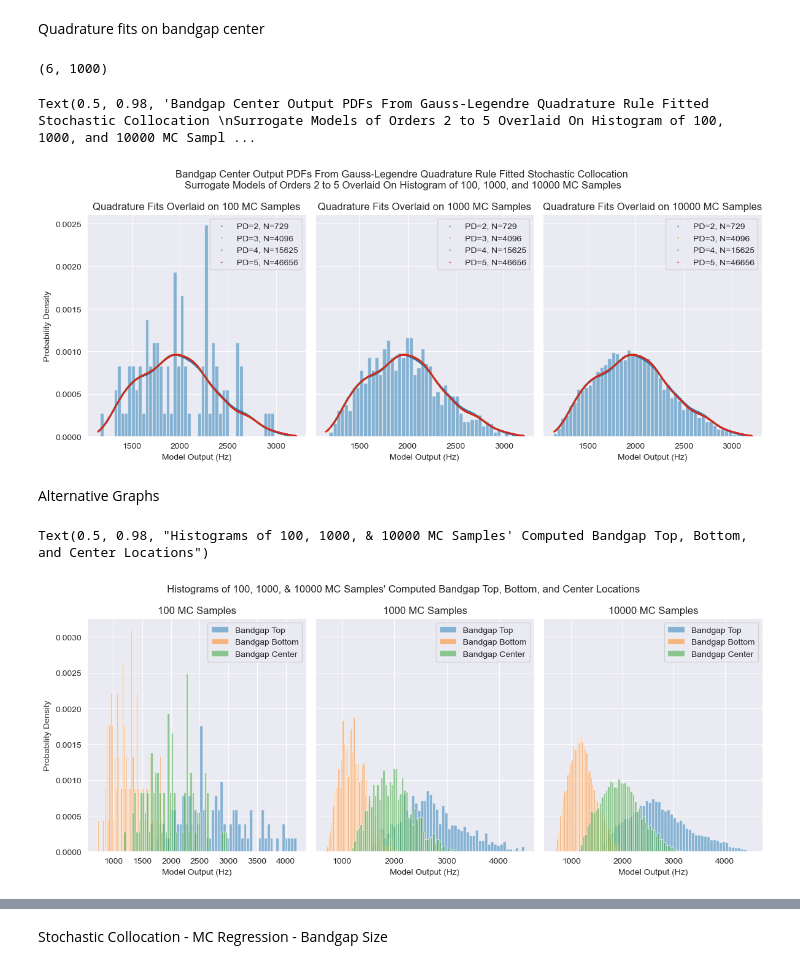
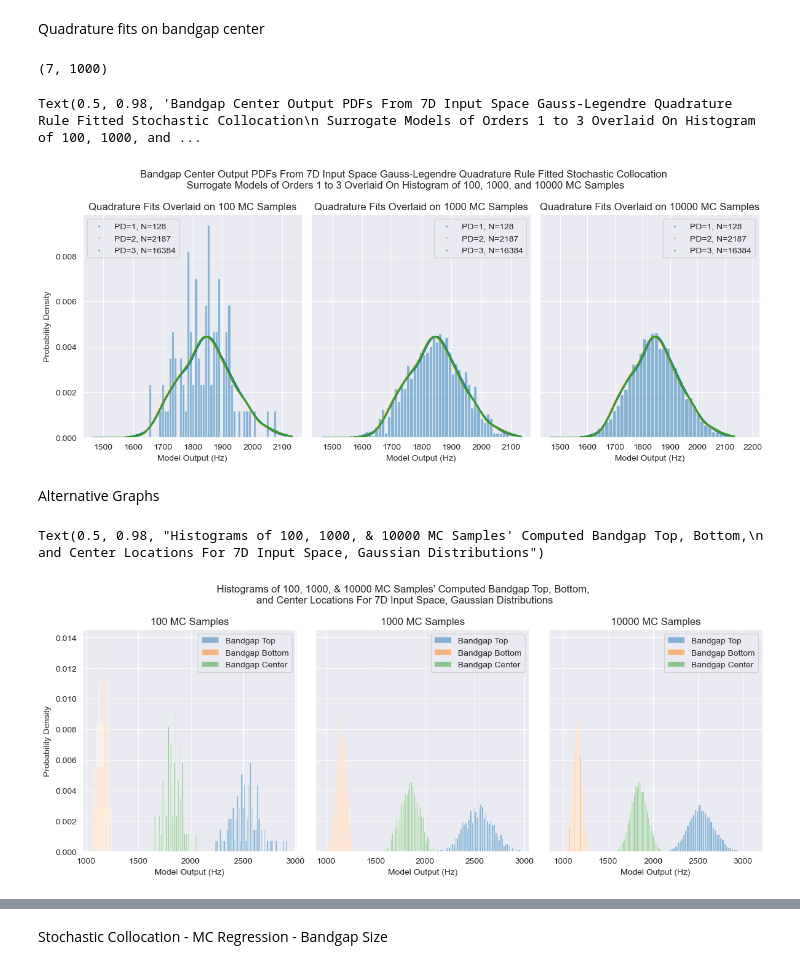
Before and after one commit to trutheresy/UQ-2D-Metamaterials, a Jupyter notebook: chaospy_md_matl_geo_gaussian_quadrature.ipynb, the cells around one changed output, grey strips where cells are left out. Cells and saved outputs as stored; diff of their text form; code cells hidden in the pictures.

```diff
--- a/chaospy_md_matl_geo_gaussian_quadrature.ipynb
+++ b/chaospy_md_matl_geo_gaussian_quadrature.ipynb
@@ -118,7 +118,8 @@ axes[3, 0].set_title('geo_fp Distribution')
 Text(0.5, 1.0, 'geo_fp Distribution')
 [figure]
 # %%
-degrees = [1, 2, 3, 4]
+### GENERATE QUADRATURE RULE SAMPLES ###
+degrees = [1, 2, 3]
 #computation points = (degree+1)**(input dimensions)
 quadrature_surrogates = {}
 quadrature_nodes = {}
@@ -261,0 +210,38 @@ savemat('geo_fp_dist_trunc_mc_'+str(N_MC4)+'.mat',{'mc_'+str(N_MC4)+'_geos':geo_
+# %%
+E_soft_MC_sets = {}
+E_hard_MC_sets = {}
+rho_soft_MC_sets = {}
+rho_hard_MC_sets = {}
+pr_soft_MC_sets = {}
+pr_hard_MC_sets = {}
+geo_fp_MC_sets = {}
+bg_size_MC_sets = {}
+bg_top_MC_sets = {}
+bg_bottom_MC_sets = {}
+bg_center_MC_sets = {}
+
+set_N = [100, 1000, 10000]
+for N in set_N:
+    folder_name = 'gaussian 6+1 inputs mc study'#+str(N)
+    #file_suffix = '_mc_uniform_'+str(N)+'.mat'
+    file_suffix = '_gaussian_7d_fp_5%_n'+str(N)+'.mat'
+    E_soft_file = loadmat(folder_name+'/E_soft'+file_suffix)
+    E_hard_file = loadmat(folder_name+'/E_hard'+file_suffix)
+    rho_soft_file = loadmat(folder_name+'/rho_soft'+file_suffix)
+    rho_hard_file = loadmat(folder_name+'/rho_hard'+file_suffix)
+    pr_soft_file = loadmat(folder_name+'/pr_soft'+file_suffix)
+    pr_hard_file = loadmat(folder_name+'/pr_hard'+file_suffix)
+    bg_size_file = loadmat(folder_name+'/bg_size'+file_suffix)
+    bg_top_file = loadmat(folder_name+'/bg_top'+file_suffix)
+    bg_bottom_file = loadmat(folder_name+'/bg_bottom'+file_suffix)
+
+    E_soft_MC_sets[N] = E_soft_file['E_soft'][:]
+    E_hard_MC_sets[N] = E_hard_file['E_hard'][:]
+    rho_soft_MC_sets[N] = rho_soft_file['rho_soft'][:]
+    rho_hard_MC_sets[N] = rho_hard_file['rho_hard'][:]
+    pr_soft_MC_sets[N] = pr_soft_file['pr_soft'][:]
+    pr_hard_MC_sets[N] = pr_hard_file['pr_hard'][:]
+    bg_size_MC_sets[N] = bg_size_file['bg_size'][:]
+    bg_top_MC_sets[N] = bg_top_file['bg_top'][:]
+    bg_bottom_MC_sets[N] = bg_bottom_file['bg_bottom'][:]
+    bg_center_MC_sets[N] = (bg_top_MC_sets[N] + bg_bottom_MC_sets[N])/2
@@ -526,20 +528,24 @@ for degree in degrees:
     surrogate_outputs_bgc[degree] = surrogate_model(
         q0=joint_test_bgc[0,:], q1=joint_test_bgc[1,:],
         q2=joint_test_bgc[2,:], q3=joint_test_bgc[3,:],
-        q4=joint_test_bgc[4,:], q5=joint_test_bgc[5,:])
+        q4=joint_test_bgc[4,:], q5=joint_test_bgc[5,:], q6=joint_test_bgc[6,:])
     #print(surrogate_outputs_bgc[degree])
     surrogate_kdes_bgc[degree] = gaussian_kde(surrogate_outputs_bgc[degree])
     surrogate_pdf_bgc[degree] = surrogate_kdes_bgc[degree](np.linspace(np.min(surrogate_outputs_bgc[degree]), np.max(surrogate_outputs_bgc[degree]), 1000))
 # %% [output]
-(6, 1000)
+(7, 1000)
 # %%
+# Plot surrogate model performance
 fig, axs = plt.subplots(nrows=1, ncols=3, sharey=True, tight_layout=True, figsize=(12,5))
+
+# Plot histograms of random samples for comparision with surrogate model
 axs[0].hist(bg_center_MC_sets[100], bins=50, density=True, alpha=0.5)
 axs[1].hist(bg_center_MC_sets[1000], bins=50, density=True, alpha=0.5)
 axs[2].hist(bg_center_MC_sets[10000], bins=50, density=True, alpha=0.5)
 
+# Plot surrogate model pdfs
 for d in degrees:
-    plot_label = 'PD='+str(d)+', N='+str((d+1)**6)
+    plot_label = 'PD='+str(d)+', N='+str(len(bg_size_sample_sets[d]))#+str((d+1)**7)
     axs[0].scatter(np.linspace(np.min(surrogate_outputs_bgc[d]), np.max(surrogate_outputs_bgc[d]), 1000), surrogate_pdf_bgc[d], label=plot_label, s=1, linewidths=0.5)
     axs[1].scatter(np.linspace(np.min(surrogate_outputs_bgc[d]), np.max(surrogate_outputs_bgc[d]), 1000), surrogate_pdf_bgc[d], label=plot_label, s=1, linewidths=0.5)
     axs[2].scatter(np.linspace(np.min(surrogate_outputs_bgc[d]), np.max(surrogate_outputs_bgc[d]), 1000), surrogate_pdf_bgc[d], label=plot_label, s=1, linewidths=0.5)
@@ -559,11 +565,11 @@ axs[2].set_xlabel("Model Output (Hz)")
 axs[2].legend(loc='best')
 axs[2].set_title('Quadrature Fits Overlaid on 10000 MC Samples')
 
-title_str = 'Bandgap Center Output PDFs From Gauss-Legendre Quadrature Rule Fitted Stochastic Collocation \nSurrogate Models of Orders 2 to 5 Overlaid On Histogram of 100, 1000, and 10000 MC Samples'
+title_str = 'Bandgap Center Output PDFs From 7D Input Space Gauss-Legendre Quadrature Rule Fitted Stochastic Collocation\n Surrogate Models of Orders '+str(np.min(degrees))+' to '+str(np.max(degrees))+' Overlaid On Histogram of 100, 1000, and 10000 MC Samples'
 fig.suptitle(title_str)
 # %% [output]
-Text(0.5, 0.98, 'Bandgap Center Output PDFs From Gauss-Legendre Quadrature Rule Fitted Stochastic Collocation \nSurrogate Models of Orders 2 to 5 Overlaid On Histogram of 100, 1000, and 10000 MC Sampl ...
+Text(0.5, 0.98, 'Bandgap Center Output PDFs From 7D Input Space Gauss-Legendre Quadrature Rule Fitted Stochastic Collocation\n Surrogate Models of Orders 1 to 3 Overlaid On Histogram of 100, 1000, and ...
-[figure, old version]
+[figure, new version]
 # %% [markdown]
 Alternative Graphs
 # %%
@@ -571,36 +577,36 @@ fig, axs = plt.subplots(nrows=1, ncols=3, sharey=True, tight_layout=True, figsiz
 axs[0].hist(bg_top_MC_sets[100], bins=50, density=True, alpha=0.5, label='Bandgap Top')
 axs[1].hist(bg_top_MC_sets[1000], bins=50, density=True, alpha=0.5, label='Bandgap Top')
 axs[2].hist(bg_top_MC_sets[10000], bins=50, density=True, alpha=0.5, label='Bandgap Top')
 axs[0].hist(bg_bottom_MC_sets[100], bins=50, density=True, alpha=0.5, label='Bandgap Bottom')
 axs[1].hist(bg_bottom_MC_sets[1000], bins=50, density=True, alpha=0.5, label='Bandgap Bottom')
 axs[2].hist(bg_bottom_MC_sets[10000], bins=50, density=True, alpha=0.5, label='Bandgap Bottom')
 axs[0].hist(bg_center_MC_sets[100], bins=50, density=True, alpha=0.5, label='Bandgap Center')
 axs[1].hist(bg_center_MC_sets[1000], bins=50, density=True, alpha=0.5, label='Bandgap Center')
 axs[2].hist(bg_center_MC_sets[10000], bins=50, density=True, alpha=0.5, label='Bandgap Center')
 # axs[0].hist(bg_size_MC_sets[100], bins=50, density=True, alpha=0.5)
 # axs[1].hist(bg_size_MC_sets[1000], bins=50, density=True, alpha=0.5)
 # axs[2].hist(bg_size_MC_sets[10000], bins=50, density=True, alpha=0.5)
 
 axs[0].set_xlabel("Model Output (Hz)")
 axs[0].set_ylabel("Probability Density")
 axs[0].legend(loc='best')
 axs[0].set_title('100 MC Samples')
 
 axs[1].set_xlabel("Model Output (Hz)")
 #axs[1].set_ylabel("Probability Density")
 axs[1].legend(loc='best')
 axs[1].set_title('1000 MC Samples')
 
 axs[2].set_xlabel("Model Output (Hz)")
 #axs[2].set_ylabel("Probability Density")
 axs[2].legend(loc='best')
 axs[2].set_title('10000 MC Samples')
 
-title_str = 'Histograms of 100, 1000, & 10000 MC Samples\' Computed Bandgap Top, Bottom, and Center Locations'
+title_str = 'Histograms of 100, 1000, & 10000 MC Samples\' Computed Bandgap Top, Bottom,\n and Center Locations For 7D Input Space, Gaussian Distributions'
 fig.suptitle(title_str)
 # %% [output]
-Text(0.5, 0.98, "Histograms of 100, 1000, & 10000 MC Samples' Computed Bandgap Top, Bottom, and Center Locations")
+Text(0.5, 0.98, "Histograms of 100, 1000, & 10000 MC Samples' Computed Bandgap Top, Bottom,\n and Center Locations For 7D Input Space, Gaussian Distributions")
-[figure, old version]
+[figure, new version]
 # %%
 fig, axs = plt.subplots(nrows=1, ncols=3, sharey=True, tight_layout=True, figsize=(12,5))
 axs[0].hist(bg_top_MC_sets[100], bins=50, density=True, alpha=0.5, label='Bandgap Top')
```
Also changed, not shown: parts of 37 cells of this notebook, 58 other files.
